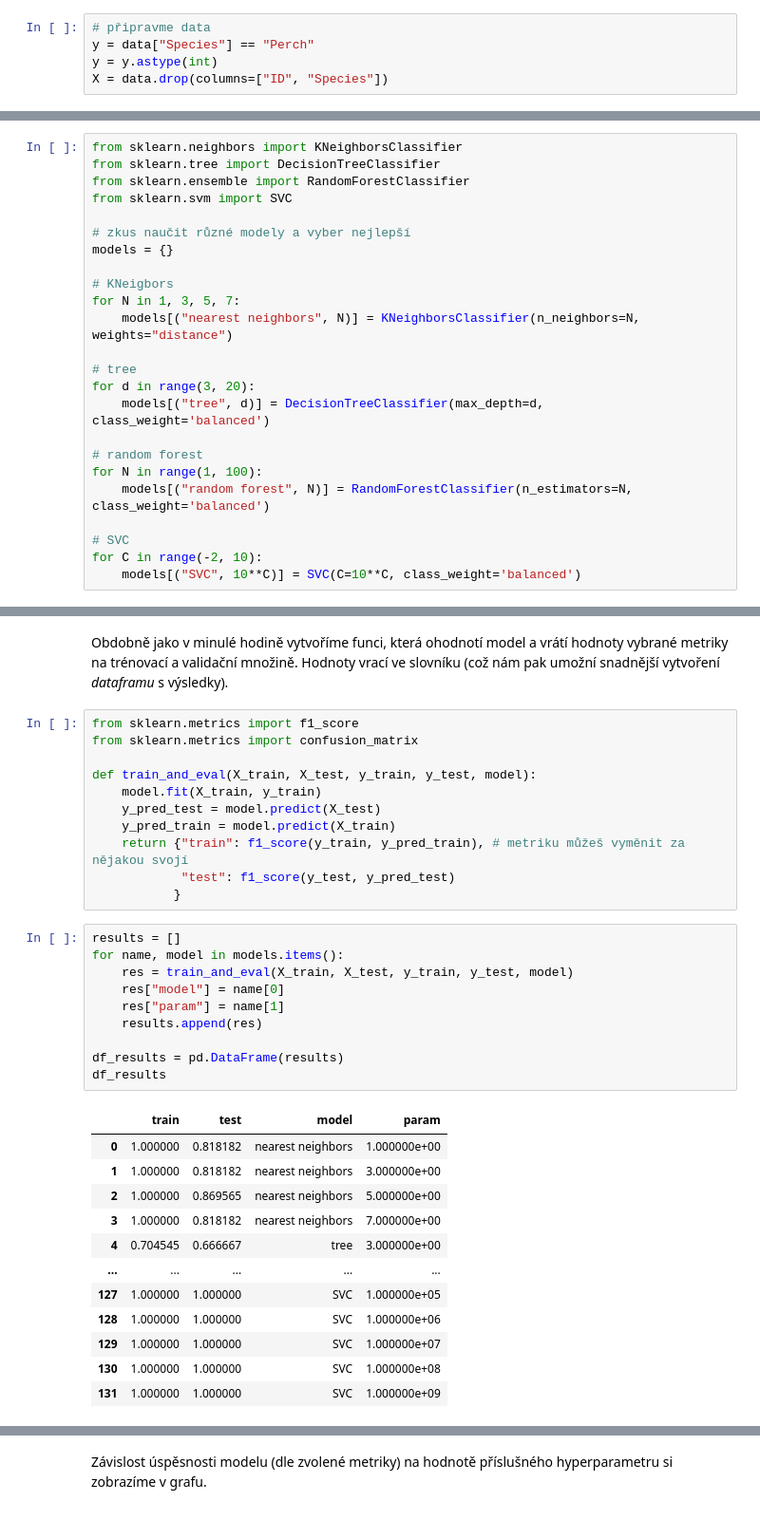
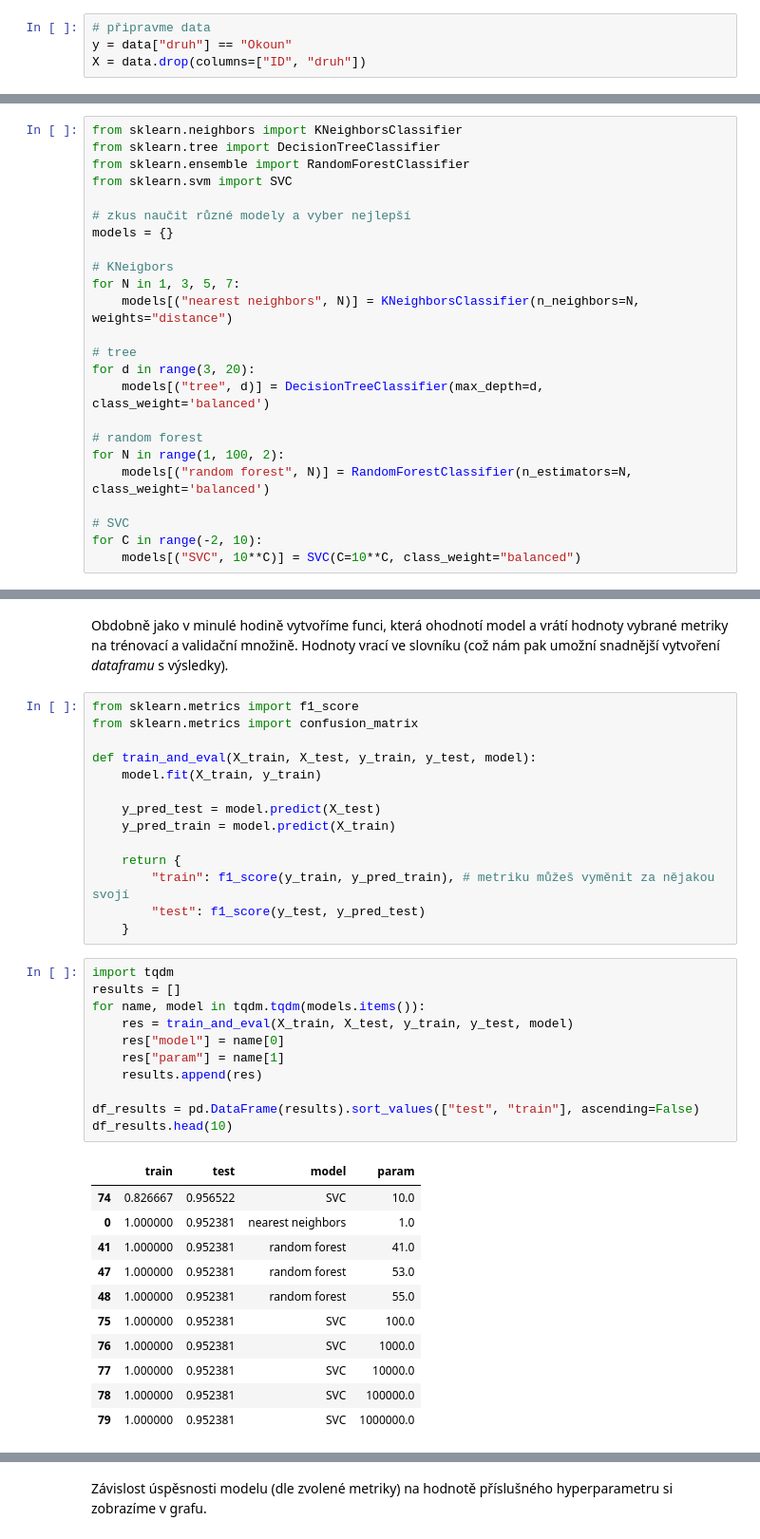
Before and after one commit to PyDataCZ/pyladies-kurz, a Jupyter notebook: lessons/pydata/intro_classification/index.ipynb, the cells around one changed output, grey strips where cells are left out. Shown at 95% size. Drawn from its saved outputs; the diff is of its cells as text.

```diff
--- a/lessons/pydata/intro_classification/index.ipynb
+++ b/lessons/pydata/intro_classification/index.ipynb
@@ -70,9 +99,8 @@ Vyberete si jeden model a zkuste natrénovat na ryby.
 Nejprve připravíme data obdobně jako v minulé hodině. Jako sloupeček odezvy použijeme `True` pro okouny a `False` pro ostatní ryby. Sloupeček `Species` pak už nebudeme potřebovat, stejně tak můžeme vypustit sloupeček `ID`.
 # %%
 # připravme data
-y = data["Species"] == "Perch"
-y = y.astype(int)
-X = data.drop(columns=["ID", "Species"])
+y = data["druh"] == "Okoun"
+X = data.drop(columns=["ID", "druh"])
 # %% [markdown]
 Dalším krokem je rozdělení na trénovací a validační data. Nezapomeňme na stratifikaci.
 # %%
@@ -167,11 +205,11 @@ for d in range(3, 20):
     models[("tree", d)] = DecisionTreeClassifier(max_depth=d, class_weight='balanced')
 
 # random forest
-for N in range(1, 100):
+for N in range(1, 100, 2):
     models[("random forest", N)] = RandomForestClassifier(n_estimators=N, class_weight='balanced')
 
 # SVC
 for C in range(-2, 10):
-    models[("SVC", 10**C)] = SVC(C=10**C, class_weight='balanced')
+    models[("SVC", 10**C)] = SVC(C=10**C, class_weight="balanced")
 # %% [markdown]
 Vytvořili jsme si slušnou zásobu modelů, uložili jsme je do slovníku. Každý model máme pro různé hodnoty příslušného hyper-parametru.
@@ -204,31 +223,34 @@ from sklearn.metrics import confusion_matrix
 
 def train_and_eval(X_train, X_test, y_train, y_test, model):
     model.fit(X_train, y_train)
+
     y_pred_test = model.predict(X_test)
     y_pred_train = model.predict(X_train)
-    return {"train": f1_score(y_train, y_pred_train), # metriku můžeš vyměnit za nějakou svojí
-            "test": f1_score(y_test, y_pred_test)
-           }
+
+    return {
+        "train": f1_score(y_train, y_pred_train), # metriku můžeš vyměnit za nějakou svojí
+        "test": f1_score(y_test, y_pred_test)
+    }
 # %%
+import tqdm
 results = []
-for name, model in models.items():
+for name, model in tqdm.tqdm(models.items()):
     res = train_and_eval(X_train, X_test, y_train, y_test, model)
     res["model"] = name[0]
     res["param"] = name[1]
     results.append(res)
 
-df_results = pd.DataFrame(results)
-df_results
+df_results = pd.DataFrame(results).sort_values(["test", "train"], ascending=False)
+df_results.head(10)
 # %% [output]
 |  | train | test | model | param |
-| 0 | 1.000000 | 0.818182 | nearest neighbors | 1.000000e+00 |
-| 1 | 1.000000 | 0.818182 | nearest neighbors | 3.000000e+00 |
-| 2 | 1.000000 | 0.869565 | nearest neighbors | 5.000000e+00 |
-| 3 | 1.000000 | 0.818182 | nearest neighbors | 7.000000e+00 |
-| 4 | 0.704545 | 0.666667 | tree | 3.000000e+00 |
-| ... | ... | ... | ... | ... |
-| 127 | 1.000000 | 1.000000 | SVC | 1.000000e+05 |
-| 128 | 1.000000 | 1.000000 | SVC | 1.000000e+06 |
-| 129 | 1.000000 | 1.000000 | SVC | 1.000000e+07 |
-| 130 | 1.000000 | 1.000000 | SVC | 1.000000e+08 |
-| 131 | 1.000000 | 1.000000 | SVC | 1.000000e+09 |
+| 74 | 0.826667 | 0.956522 | SVC | 10.0 |
+| 0 | 1.000000 | 0.952381 | nearest neighbors | 1.0 |
+| 41 | 1.000000 | 0.952381 | random forest | 41.0 |
+| 47 | 1.000000 | 0.952381 | random forest | 53.0 |
+| 48 | 1.000000 | 0.952381 | random forest | 55.0 |
+| 75 | 1.000000 | 0.952381 | SVC | 100.0 |
+| 76 | 1.000000 | 0.952381 | SVC | 1000.0 |
+| 77 | 1.000000 | 0.952381 | SVC | 10000.0 |
+| 78 | 1.000000 | 0.952381 | SVC | 100000.0 |
+| 79 | 1.000000 | 0.952381 | SVC | 1000000.0 |
```
Also changed, not shown: parts of 41 cells of this notebook, 3 other files.
